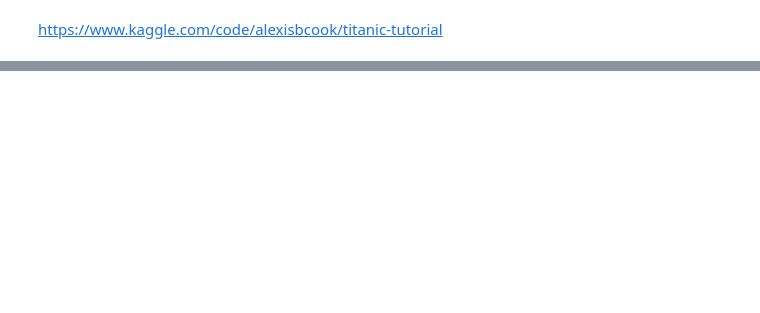
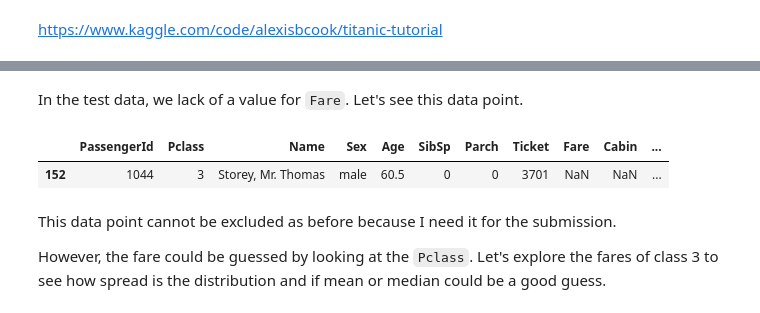
Before and after one commit to romani79/data_science_lab_book, a Jupyter notebook: Titanic/2_first_model.ipynb, the cells around one changed output, grey strips where cells are left out. Saved outputs shown, nothing was run; the diff lists cells and outputs as text; code cells hidden in the pictures; blank space fills up the shorter version.

```diff
--- a/Titanic/2_first_model.ipynb
+++ b/Titanic/2_first_model.ipynb
@@ -41,0 +85,13 @@ Your submission was successfully saved!
+# %% [markdown]
+In the test data, we lack of a value for `Fare`. Let's see this data point.
+# %%
+mask = test_data.Fare.isnull()
+
+test_data[mask]
+# %% [output]
+|  | PassengerId | Pclass | Name | Sex | Age | SibSp | Parch | Ticket | Fare | Cabin | ... |
+| 152 | 1044 | 3 | Storey, Mr. Thomas | male | 60.5 | 0 | 0 | 3701 | NaN | NaN | ... |
+# %% [markdown]
+This data point cannot be excluded as before because I need it for the submission.
+
+However, the fare could be guessed by looking at the `Pclass`. Let's explore the fares of class 3 to see how spread is the distribution and if mean or median could be a good guess.
```
Also changed, not shown: parts of 23 cells of this notebook.
